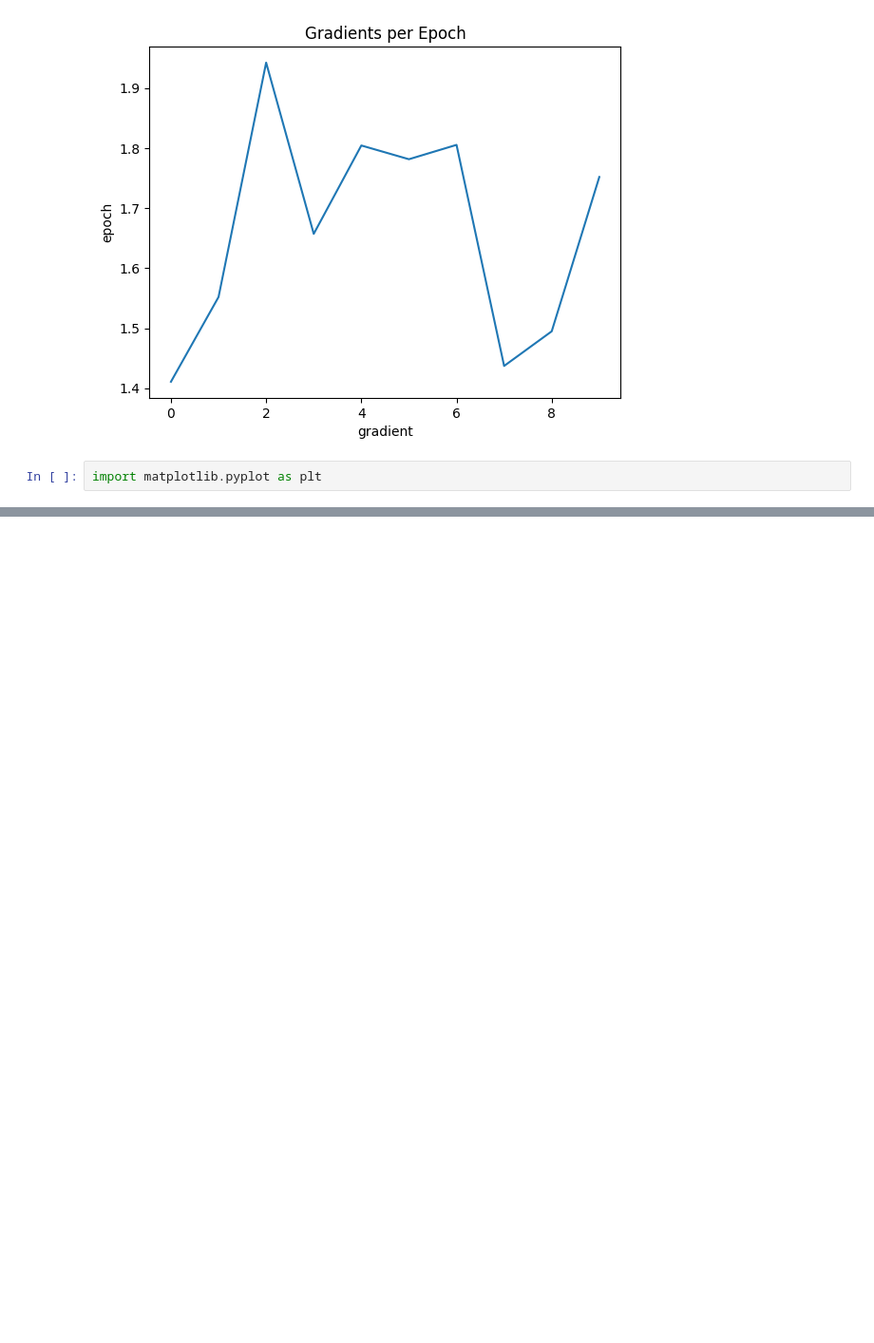
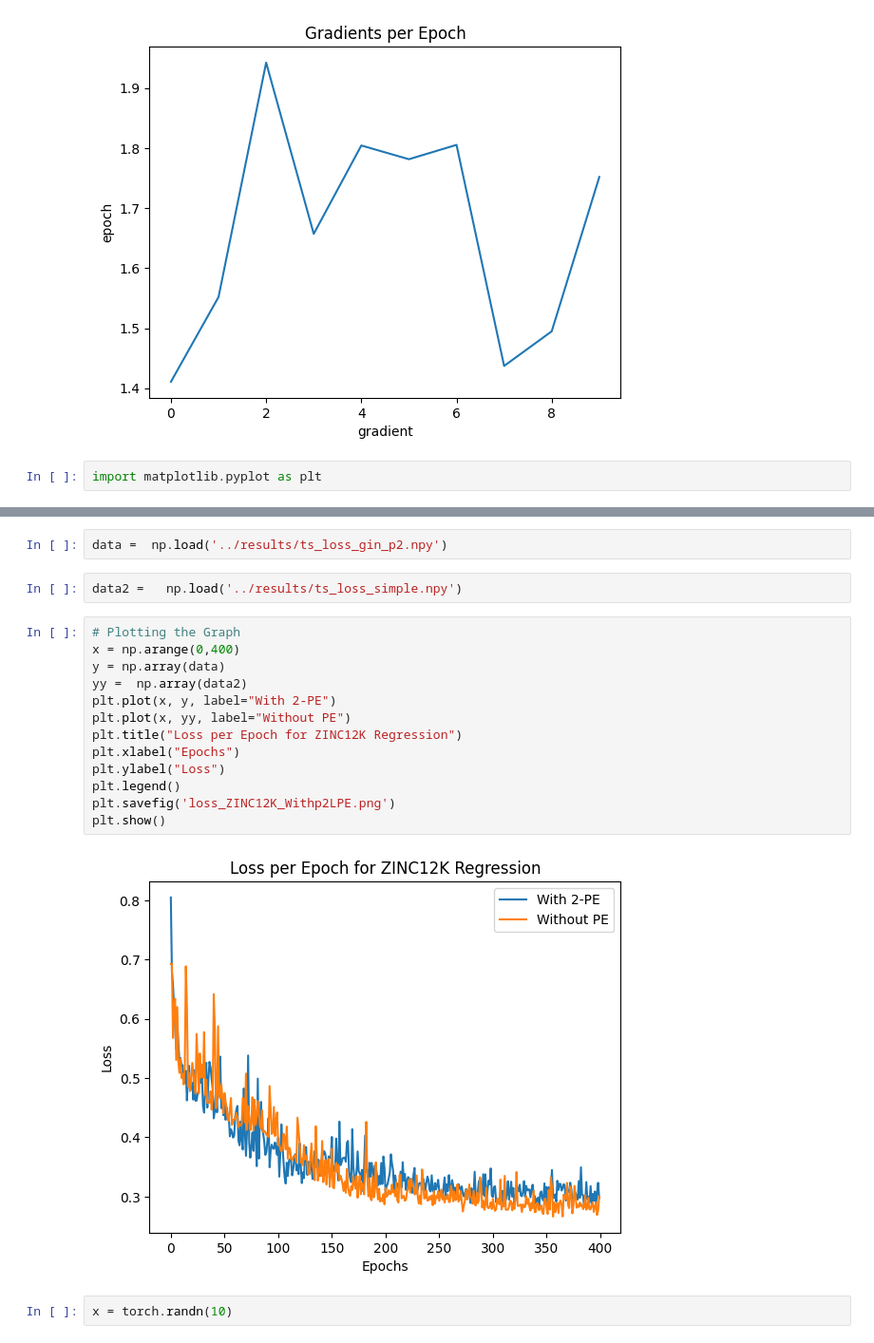
Before and after one commit to alip67/glpe, a Jupyter notebook: notebooks/PPGN_Tests.ipynb, the cells around one changed output, grey strips where cells are left out. Shown at 95% size. Drawn from its saved outputs; the diff is of its cells as text; blank space fills up the shorter version.

```diff
--- a/notebooks/PPGN_Tests.ipynb
+++ b/notebooks/PPGN_Tests.ipynb
@@ -529,0 +525,21 @@ p =  1  step size =  0.01
+# %%
+data =  np.load('../results/ts_loss_gin_p2.npy')
+# %%
+data2 =   np.load('../results/ts_loss_simple.npy')
+# %%
+# Plotting the Graph
+x = np.arange(0,400)
+y = np.array(data)
+yy =  np.array(data2)
+plt.plot(x, y, label="With 2-PE")
+plt.plot(x, yy, label="Without PE")
+plt.title("Loss per Epoch for ZINC12K Regression")
+plt.xlabel("Epochs")
+plt.ylabel("Loss")
+plt.legend()
+plt.savefig('loss_ZINC12K_Withp2LPE.png')
+plt.show()
+# %% [output]
+[figure, added]
+# %%
+x = torch.randn(10)
```
Also changed, not shown: parts of 10 cells of this notebook, 28 other files.
